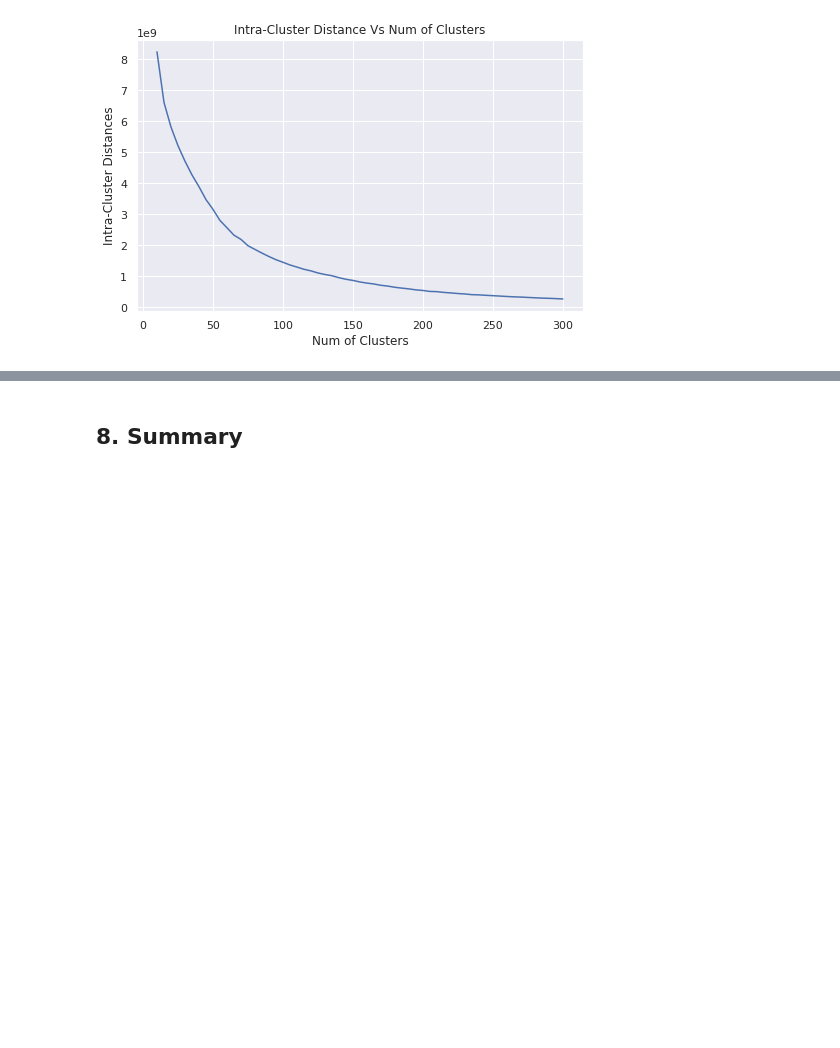
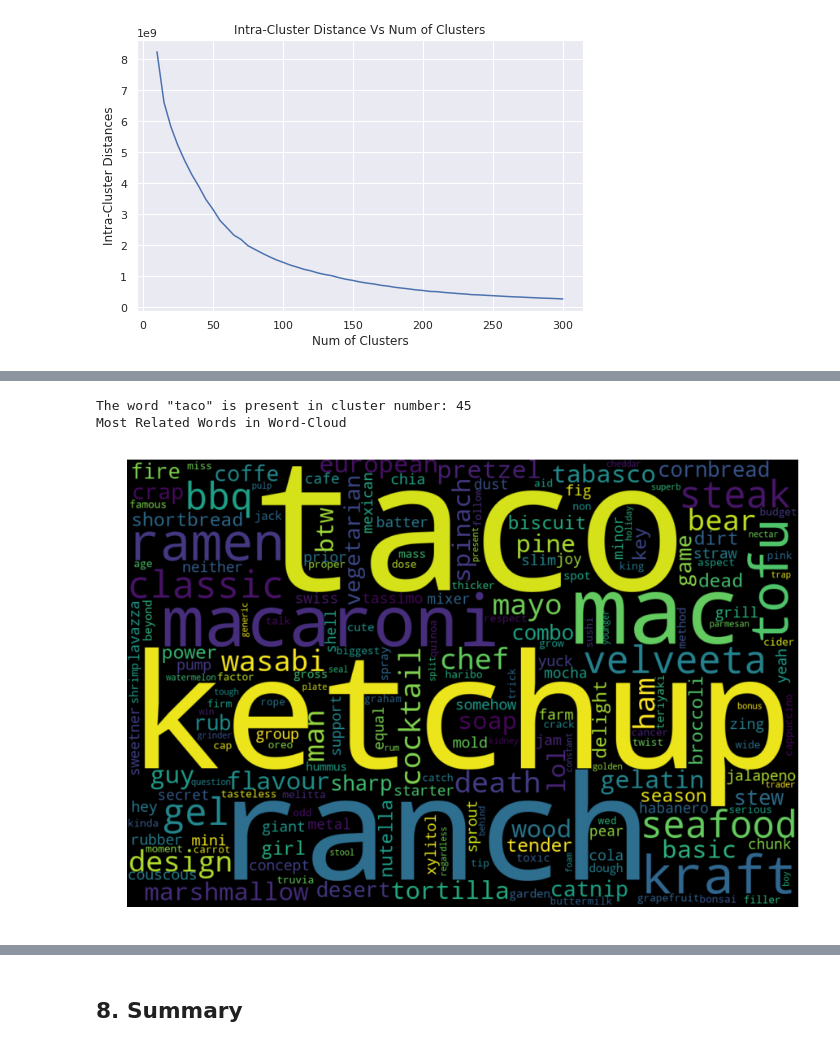
Before and after one commit to sradheya99/ML-Algorithms, a Jupyter notebook: 10.TruncatedSVD/TruncatedSVD_AZ.ipynb, the cells around one changed output, grey strips where cells are left out. Saved outputs shown, nothing was run; the diff lists cells and outputs as text; code cells hidden in the pictures; blank space fills up the shorter version.

```diff
--- a/10.TruncatedSVD/TruncatedSVD_AZ.ipynb
+++ b/10.TruncatedSVD/TruncatedSVD_AZ.ipynb
@@ -380,0 +323,6 @@ array(['dark', 'full', 'light', 'rich', 'smooth', 'vanilla'], dtype='<U11')
+# %%
+find_related_words('taco')
+# %% [output]
+The word "taco" is present in cluster number: 45
+Most Related Words in Word-Cloud
+[figure, added]
```
Also changed, not shown: parts of 26 cells of this notebook.
